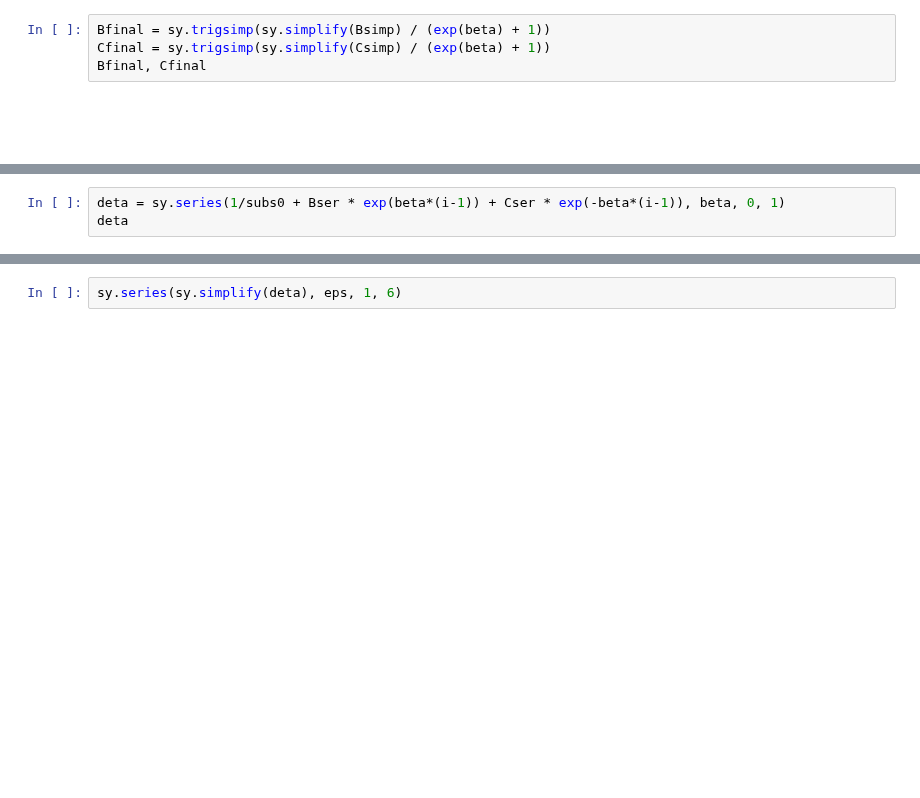
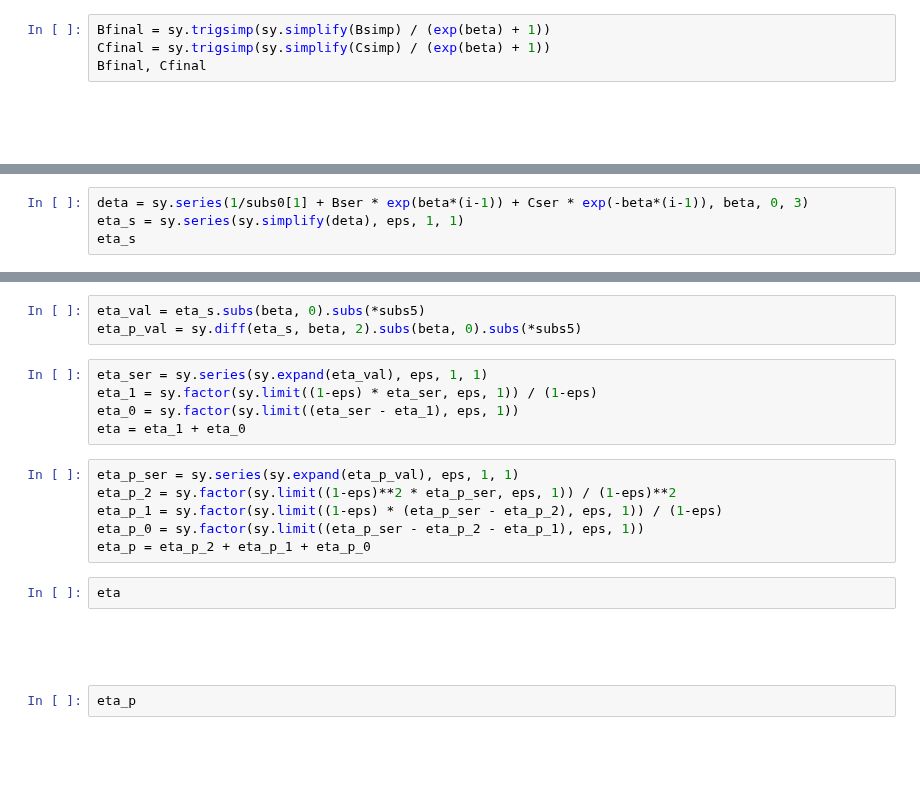
Before and after one commit to ganguli-lab/Complex_Synapse, a Jupyter notebook: Notebooks/sticky.ipynb, the cells around one changed output, grey strips where cells are left out. Saved outputs shown, nothing was run; the diff lists cells and outputs as text; blank space fills up the shorter version.

Commit message:
calc deta/ds

```diff
--- a/Notebooks/sticky.ipynb
+++ b/Notebooks/sticky.ipynb
@@ -65,9 +64,28 @@ sy.collect(sy.simplify(Cser), beta)
 # %%
-deta = sy.series(1/subs0 + Bser * exp(beta*(i-1)) + Cser * exp(-beta*(i-1)), beta, 0, 1)
-deta
+deta = sy.series(1/subs0[1] + Bser * exp(beta*(i-1)) + Cser * exp(-beta*(i-1)), beta, 0, 3)
+eta_s = sy.series(sy.simplify(deta), eps, 1, 1)
+eta_s
 # %% [output]
 [figure]
-# %%
-sy.series(sy.simplify(deta), eps, 1, 6)
-# %% [output]
-[figure, removed]
+# %%
+eta_val = eta_s.subs(beta, 0).subs(*subs5)
+eta_p_val = sy.diff(eta_s, beta, 2).subs(beta, 0).subs(*subs5)
+# %%
+eta_ser = sy.series(sy.expand(eta_val), eps, 1, 1)
+eta_1 = sy.factor(sy.limit((1-eps) * eta_ser, eps, 1)) / (1-eps)
+eta_0 = sy.factor(sy.limit((eta_ser - eta_1), eps, 1))
+eta = eta_1 + eta_0
+# %%
+eta_p_ser = sy.series(sy.expand(eta_p_val), eps, 1, 1)
+eta_p_2 = sy.factor(sy.limit((1-eps)**2 * eta_p_ser, eps, 1)) / (1-eps)**2
+eta_p_1 = sy.factor(sy.limit((1-eps) * (eta_p_ser - eta_p_2), eps, 1)) / (1-eps)
+eta_p_0 = sy.factor(sy.limit((eta_p_ser - eta_p_2 - eta_p_1), eps, 1))
+eta_p = eta_p_2 + eta_p_1 + eta_p_0
+# %%
+eta
+# %% [output]
+[figure, added]
+# %%
+eta_p
+# %% [output]
+[figure, added]
```
Also changed, not shown: parts of 7 cells of this notebook.
